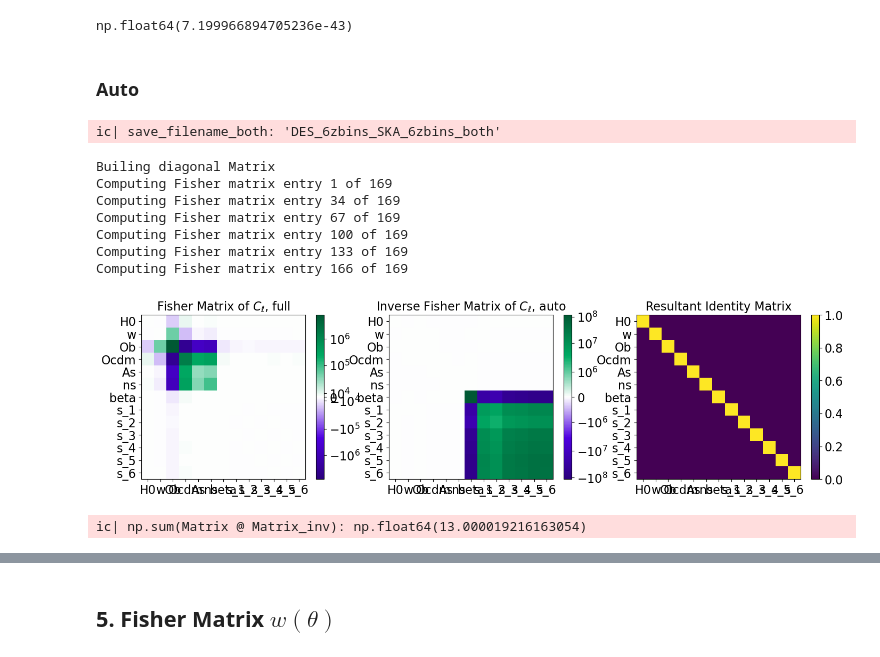
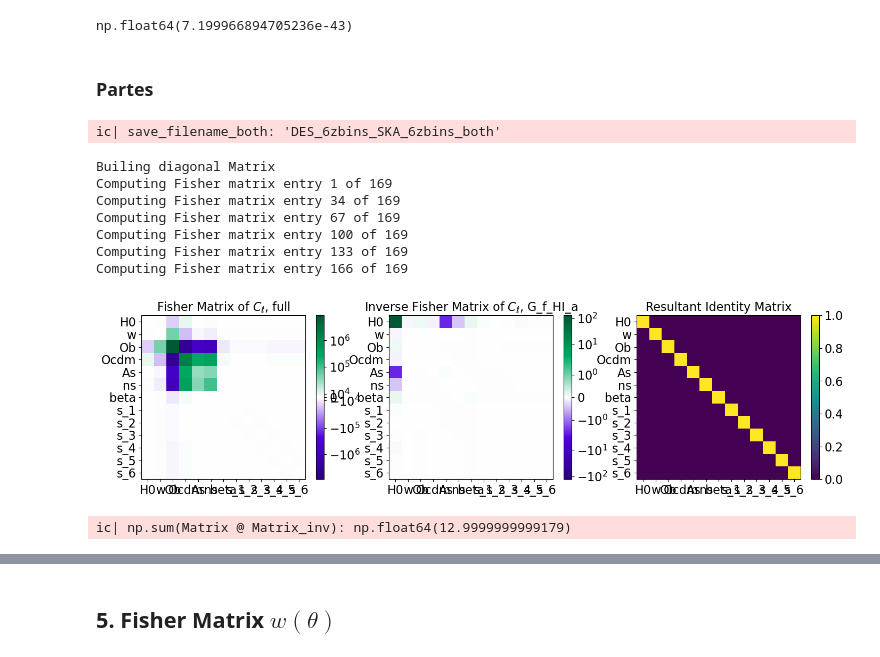
Before and after one commit to GreenTS27/Photo_Surveys-HI_IM-Fisher_Matrix, a Jupyter notebook: Fisher_Matrix_C_ell_vs_w_t.ipynb, the cells around one changed output, grey strips where cells are left out. Saved outputs shown, nothing was run; the diff lists cells and outputs as text; code cells hidden in the pictures.

```diff
--- a/Fisher_Matrix_C_ell_vs_w_t.ipynb
+++ b/Fisher_Matrix_C_ell_vs_w_t.ipynb
@@ -1832,12 +1832,12 @@ N_bins_Gal = 6
 
 
 ### HI Surveys
-Survey_HI = "Meerkat"
+# Survey_HI = "Meerkat"
 # N_bins_HI  = 0
-N_bins_HI  = 5
+# N_bins_HI  = 5
 
-# Survey_HI = "SKA"
-# N_bins_HI  = 6
+Survey_HI = "SKA"
+N_bins_HI  = 6
 # N_bins_HI  = 8        # with Euclid
 # %% [markdown]
 Survey parameters
@@ -2532,7 +2591,7 @@ Cov Matrix Calculated!
 # %%
 pars = Cosm_parameters_CAMB(dic_cosmology=dic_cosmology)
 
-dic_derivatives_full = Fisher_derivative_Gal_HI(Data_arr_indices_full, arr_z_central, dic_arr_zs, dic_Window,
+dic_derivatives_full = Fisher_derivative_Gal_HI(Data_arr_indices_T_full, arr_z_central, dic_arr_zs, dic_Window,
                                             full_l_min, full_l_max,
                                             dic_mag_bias, dic_gal_bias, dic_Cosm_param, C_ells_CAMB_HI,
                                             ell_step=ell_step, dic_Gal_HI_id=dic_Gal_HI_id,
@@ -2688,44 +2789,44 @@ ic| np.linalg.det(Fish_Cl_full): np.float64(1.3888952749740154e+42)
 ic| np.linalg.det(np.linalg.inv( Fish_Cl_full )): np.float64(7.199966894705236e-43)
 np.float64(7.199966894705236e-43)
 # %% [markdown]
-### Auto
+### Partes
-# %%
-# # Loading data
-
-save_filename_both = f"{Survey_Gal}_{N_bins_Gal}zbins_{Survey_HI}_{N_bins_HI}zbins_both"
-ic(save_filename_both)
-
-Cov_Matrix_both_auto = np.load(F"{folder_name}FisherM_CovM_auto_{save_filename_both}.npy")
-
-
-with open(F"{folder_name}FisherM_deriv_auto_{save_filename_both}.pkl", 'rb') as file:
-    dic_derivatives_both_auto = pickle.load(file)
-# %% [output]
-ic| save_filename_both: 'DES_6zbins_SKA_6zbins_both'
 # %%
+# # Loading data
+
+save_filename_both = f"{Survey_Gal}_{N_bins_Gal}zbins_{Survey_HI}_{N_bins_HI}zbins_both"
+ic(save_filename_both)
+
+Cov_Matrix_both_G_f_HI_a = np.load(F"{folder_name}FisherM_CovM_G_f_HI_a_{save_filename_both}.npy")
+
+
+with open(F"{folder_name}FisherM_deriv_G_f_HI_a_{save_filename_both}.pkl", 'rb') as file:
+    dic_derivatives_both_G_f_HI_a = pickle.load(file)
+
+
 # Calculating matrix
 list_CosmP_log = [ "As" ]
 # list_CosmP_log = [ "H0", "Ob", "Ocdm", "As"]
 
-Fish_Cl_auto = Fisher_Matrix_Cl_better(Data_arr_indices_auto, dic_Cosm_param, Cov_Matrix_both_auto, dic_derivatives_both_auto,
+Fish_Cl_G_f_HI_a = Fisher_Matrix_Cl_better(Data_G_f_HI_a, dic_Cosm_param, Cov_Matrix_both_G_f_HI_a, dic_derivatives_both_G_f_HI_a,
                                 full_l_min, l_min, full_l_max, l_max, dic_f_sky, dic_Gal_HI_id=dic_Gal_HI_id,
                                 ell_step=ell_step, list_CosmP_log=list_CosmP_log, verbose=True)
 
 # Ploting Matrix
-Visualising_F_Matrices( Fish_Cl_auto, dic_Cosm_param,
-                        list_titles=[r"Fisher Matrix of $C_\ell$, full",r"Inverse Fisher Matrix of $C_\ell$, auto",
+Visualising_F_Matrices( Fish_Cl_G_f_HI_a, dic_Cosm_param,
+                        list_titles=[r"Fisher Matrix of $C_\ell$, full",r"Inverse Fisher Matrix of $C_\ell$, G_f_HI_a",
                                     "Resultant Identity Matrix"])
 
 # Saving data
-df_Cl_auto = pd.DataFrame(data=Fish_Cl_auto.astype(float))
-df_Cl_auto.to_csv(F"{folder_name}FisherM_Cl_auto_{save_filename}.csv", sep=' ', header=False, float_format='%.8g', index=False)
+df_Cl_G_f_HI_a = pd.DataFrame(data=Fish_Cl_G_f_HI_a.astype(float))
+df_Cl_G_f_HI_a.to_csv(F"{folder_name}FisherM_Cl_G_f_HI_a_{save_filename}.csv", sep=' ', header=False, float_format='%.8g', index=False)
 # %% [output]
-Builing diagonal Matrix
-Computing Fisher matrix entry 1 of 169
-Computing Fisher matrix entry 34 of 169
-Computing Fisher matrix entry 67 of 169
-Computing Fisher matrix entry 100 of 169
-Computing Fisher matrix entry 133 of 169
-Computing Fisher matrix entry 166 of 169
+ic| save_filename_both: 'DES_6zbins_SKA_6zbins_both'
+Builing diagonal Matrix
+Computing Fisher matrix entry 1 of 169
+Computing Fisher matrix entry 34 of 169
+Computing Fisher matrix entry 67 of 169
+Computing Fisher matrix entry 100 of 169
+Computing Fisher matrix entry 133 of 169
+Computing Fisher matrix entry 166 of 169
-[figure, old version]
+[figure, new version]
-ic| np.sum(Matrix @ Matrix_inv): np.float64(13.000019216163054)
+ic| np.sum(Matrix @ Matrix_inv): np.float64(12.9999999999179)
```
Also changed, not shown: parts of 17 cells of this notebook.
